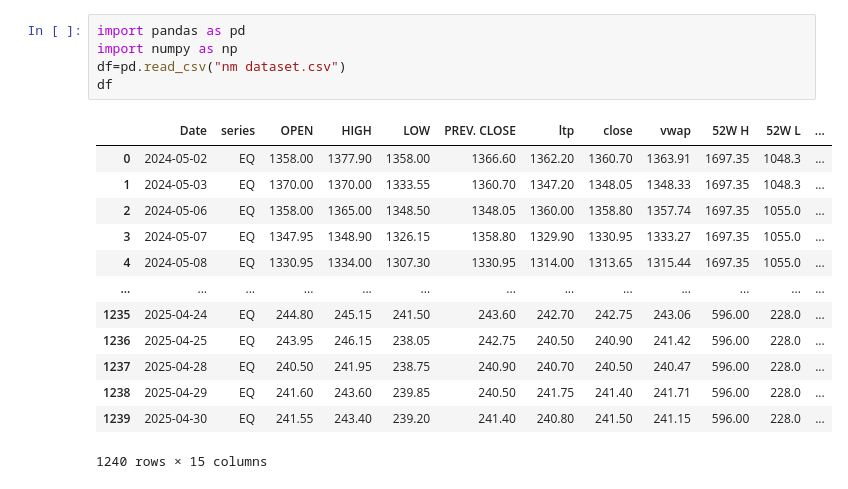
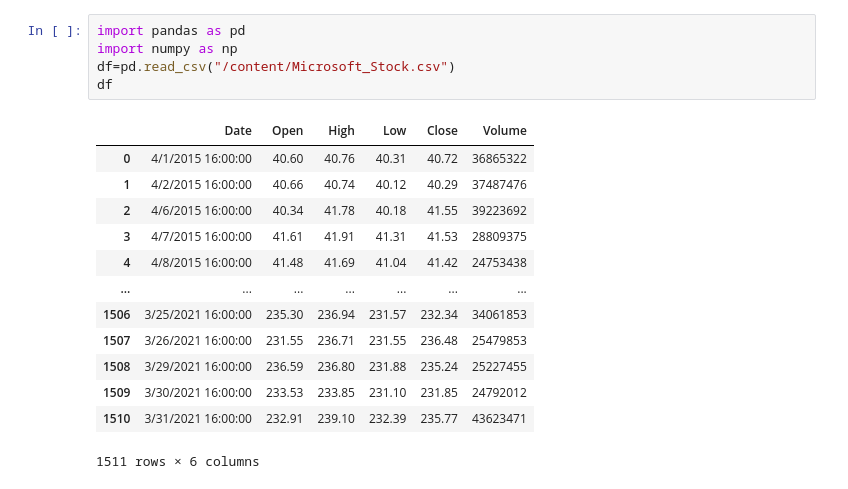
Before and after one commit to sandra606/StockPrediction, a Jupyter notebook: NM.ipynb, the cells around one changed output. Cells and saved outputs as stored; diff of their text form.

```diff
--- a/NM.ipynb
+++ b/NM.ipynb
@@ -3,19 +3,19 @@
 # %%
 import pandas as pd
 import numpy as np
-df=pd.read_csv("nm dataset.csv")
+df=pd.read_csv("/content/Microsoft_Stock.csv")
 df
 # %% [output]
-|  | Date | series | OPEN | HIGH | LOW | PREV. CLOSE | ltp | close | vwap | 52W H | 52W L | ... |
-| 0 | 2024-05-02 | EQ | 1358.00 | 1377.90 | 1358.00 | 1366.60 | 1362.20 | 1360.70 | 1363.91 | 1697.35 | 1048.3 | ... |
-| 1 | 2024-05-03 | EQ | 1370.00 | 1370.00 | 1333.55 | 1360.70 | 1347.20 | 1348.05 | 1348.33 | 1697.35 | 1048.3 | ... |
-| 2 | 2024-05-06 | EQ | 1358.00 | 1365.00 | 1348.50 | 1348.05 | 1360.00 | 1358.80 | 1357.74 | 1697.35 | 1055.0 | ... |
-| 3 | 2024-05-07 | EQ | 1347.95 | 1348.90 | 1326.15 | 1358.80 | 1329.90 | 1330.95 | 1333.27 | 1697.35 | 1055.0 | ... |
-| 4 | 2024-05-08 | EQ | 1330.95 | 1334.00 | 1307.30 | 1330.95 | 1314.00 | 1313.65 | 1315.44 | 1697.35 | 1055.0 | ... |
-| ... | ... | ... | ... | ... | ... | ... | ... | ... | ... | ... | ... | ... |
-| 1235 | 2025-04-24 | EQ | 244.80 | 245.15 | 241.50 | 243.60 | 242.70 | 242.75 | 243.06 | 596.00 | 228.0 | ... |
-| 1236 | 2025-04-25 | EQ | 243.95 | 246.15 | 238.05 | 242.75 | 240.50 | 240.90 | 241.42 | 596.00 | 228.0 | ... |
-| 1237 | 2025-04-28 | EQ | 240.50 | 241.95 | 238.75 | 240.90 | 240.70 | 240.50 | 240.47 | 596.00 | 228.0 | ... |
-| 1238 | 2025-04-29 | EQ | 241.60 | 243.60 | 239.85 | 240.50 | 241.75 | 241.40 | 241.71 | 596.00 | 228.0 | ... |
-| 1239 | 2025-04-30 | EQ | 241.55 | 243.40 | 239.20 | 241.40 | 240.80 | 241.50 | 241.15 | 596.00 | 228.0 | ... |
+|  | Date | Open | High | Low | Close | Volume |
+| 0 | 4/1/2015 16:00:00 | 40.60 | 40.76 | 40.31 | 40.72 | 36865322 |
+| 1 | 4/2/2015 16:00:00 | 40.66 | 40.74 | 40.12 | 40.29 | 37487476 |
+| 2 | 4/6/2015 16:00:00 | 40.34 | 41.78 | 40.18 | 41.55 | 39223692 |
+| 3 | 4/7/2015 16:00:00 | 41.61 | 41.91 | 41.31 | 41.53 | 28809375 |
+| 4 | 4/8/2015 16:00:00 | 41.48 | 41.69 | 41.04 | 41.42 | 24753438 |
+| ... | ... | ... | ... | ... | ... | ... |
+| 1506 | 3/25/2021 16:00:00 | 235.30 | 236.94 | 231.57 | 232.34 | 34061853 |
+| 1507 | 3/26/2021 16:00:00 | 231.55 | 236.71 | 231.55 | 236.48 | 25479853 |
+| 1508 | 3/29/2021 16:00:00 | 236.59 | 236.80 | 231.88 | 235.24 | 25227455 |
+| 1509 | 3/30/2021 16:00:00 | 233.53 | 233.85 | 231.10 | 231.85 | 24792012 |
+| 1510 | 3/31/2021 16:00:00 | 232.91 | 239.10 | 232.39 | 235.77 | 43623471 |
-1240 rows × 15 columns
+1511 rows × 6 columns
```
Also changed, not shown: parts of 10 cells of this notebook.
